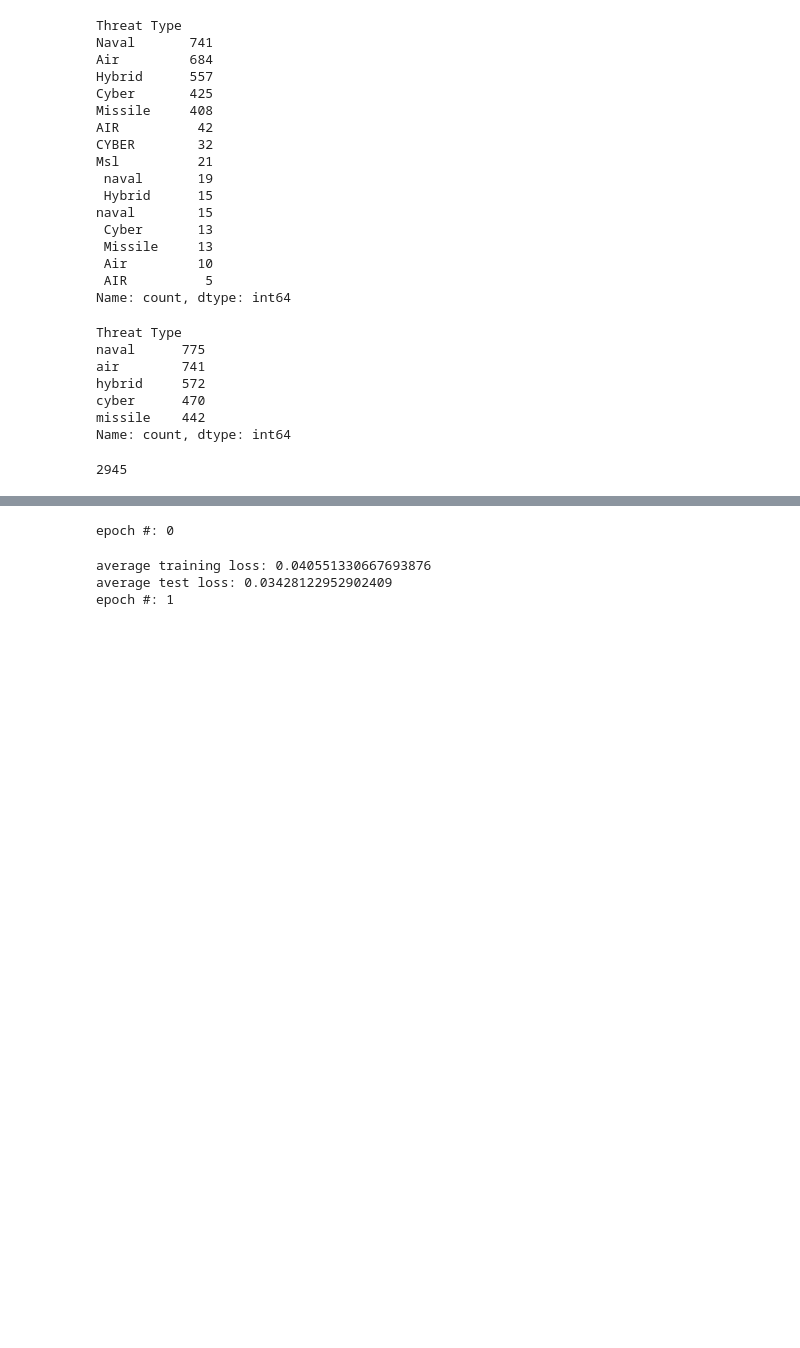
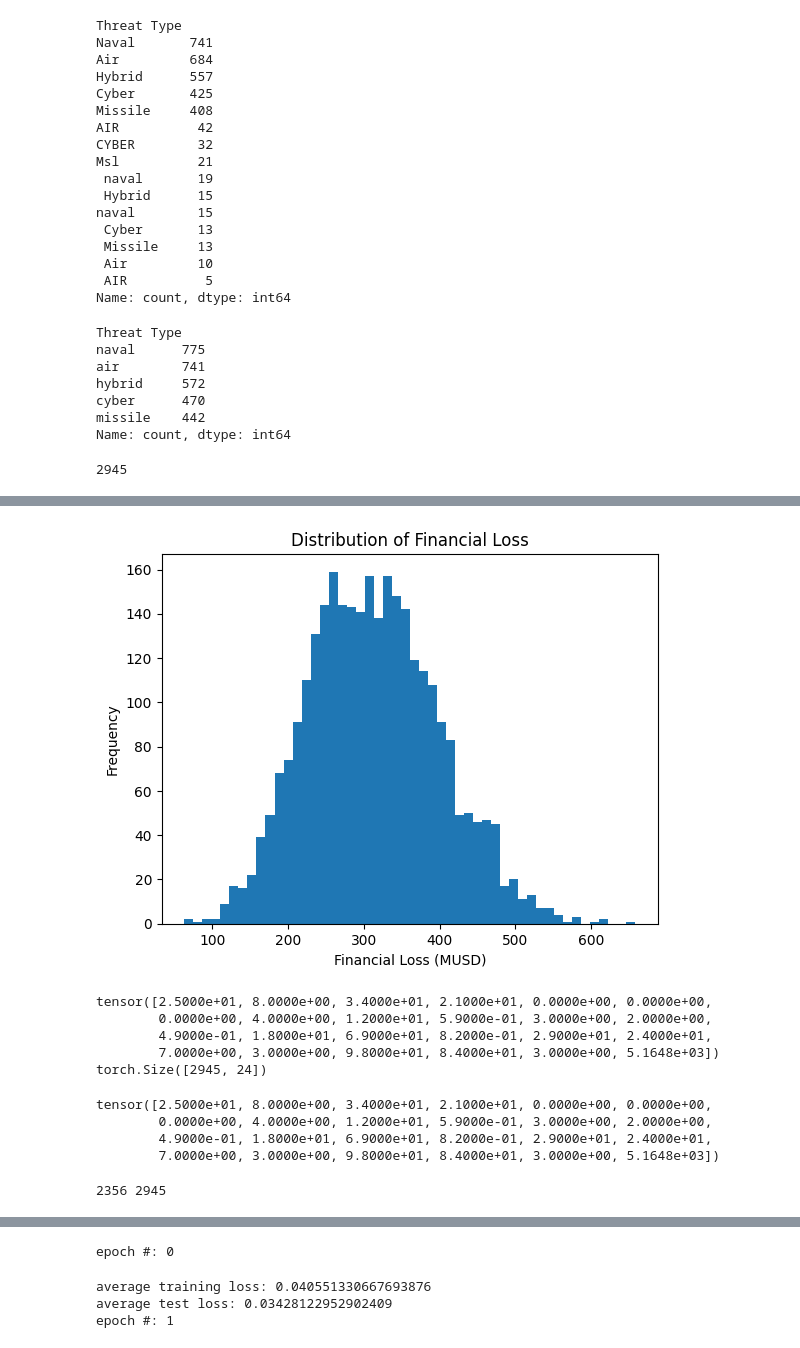
Before and after one commit to schiffman-ben/UNH-Hackathon-2026-Group-3, a Jupyter notebook: notebooks/surrogate_model_nn.ipynb, the cells around one changed output, grey strips where cells are left out. Cells and saved outputs as stored; diff of their text form; code cells hidden in the pictures; blank space fills up the shorter version.

```diff
--- a/notebooks/surrogate_model_nn.ipynb
+++ b/notebooks/surrogate_model_nn.ipynb
@@ -216,3 +194,12 @@ for i, ax in enumerate(axes):
+# %%
+# visualize the distribution
+plt.hist(financial_loss_musds, bins=50)
+plt.xlabel("Financial Loss (MUSD)")
+plt.ylabel("Frequency")
+plt.title("Distribution of Financial Loss")
+plt.show()
+# %% [output]
+[figure, added]
 # %%
 class NNmodel(nn.Module):
     def __init__ (self):
@@ -228,6 +215,23 @@ class NNmodel(nn.Module):
     def forward(self, x):
         logits = self.linear_relu_stack(x)
         return logits
+# %%
+print(torch.tensor(inputs).float()[0])
+print(torch.tensor(inputs).float().size())
+# %% [output]
+tensor([2.5000e+01, 8.0000e+00, 3.4000e+01, 2.1000e+01, 0.0000e+00, 0.0000e+00,
+        0.0000e+00, 4.0000e+00, 1.2000e+01, 5.9000e-01, 3.0000e+00, 2.0000e+00,
+        4.9000e-01, 1.8000e+01, 6.9000e+01, 8.2000e-01, 2.9000e+01, 2.4000e+01,
+        7.0000e+00, 3.0000e+00, 9.8000e+01, 8.4000e+01, 3.0000e+00, 5.1648e+03])
+torch.Size([2945, 24])
+# %%
+input_tensor = torch.tensor(inputs).float()
+input_tensor[0]
+# %% [output]
+tensor([2.5000e+01, 8.0000e+00, 3.4000e+01, 2.1000e+01, 0.0000e+00, 0.0000e+00,
+        0.0000e+00, 4.0000e+00, 1.2000e+01, 5.9000e-01, 3.0000e+00, 2.0000e+00,
+        4.9000e-01, 1.8000e+01, 6.9000e+01, 8.2000e-01, 2.9000e+01, 2.4000e+01,
+        7.0000e+00, 3.0000e+00, 9.8000e+01, 8.4000e+01, 3.0000e+00, 5.1648e+03])
 # %%
 class AbsDataset(Dataset):
     def __init__ (self, inputs, output):
@@ -239,3 +243,14 @@ class AbsDataset(Dataset):
 
     def __getitem__(self, idx):
         return self.input_tensor[idx], self.output_tensor[idx]
+# %%
+# train/test split
+
+full_dataset = AbsDataset(inputs, output)
+train_size = int(0.8 * len(full_dataset))
+test_size = len(full_dataset) - train_size
+train_dataset, test_dataset = random_split(full_dataset, [train_size, test_size])
+
+print(len(train_dataset), len(train_dataset.dataset))
+# %% [output]
+2356 2945
```
Also changed, not shown: parts of 11 cells of this notebook, 1 other file.
